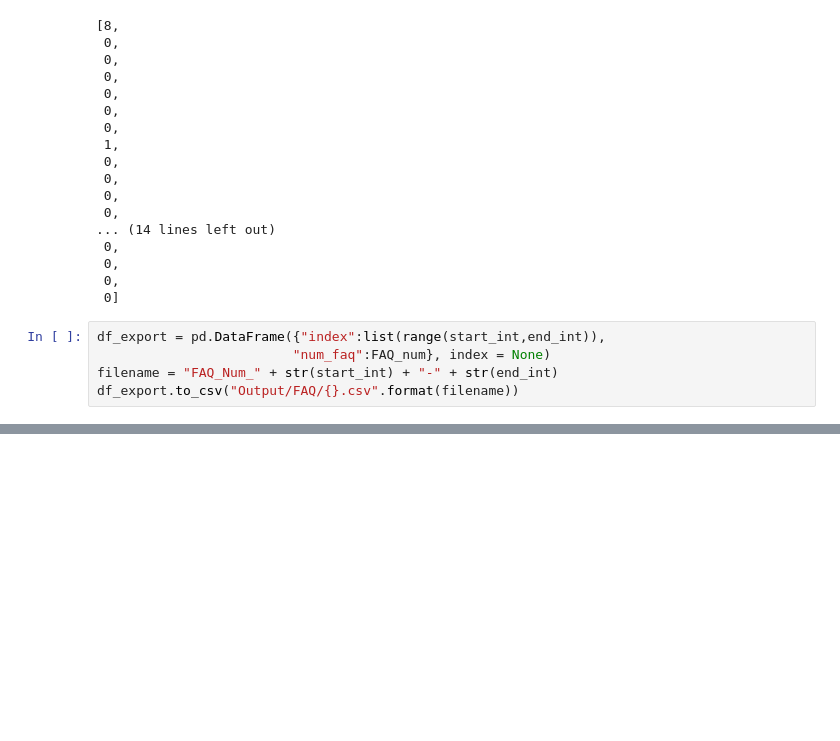
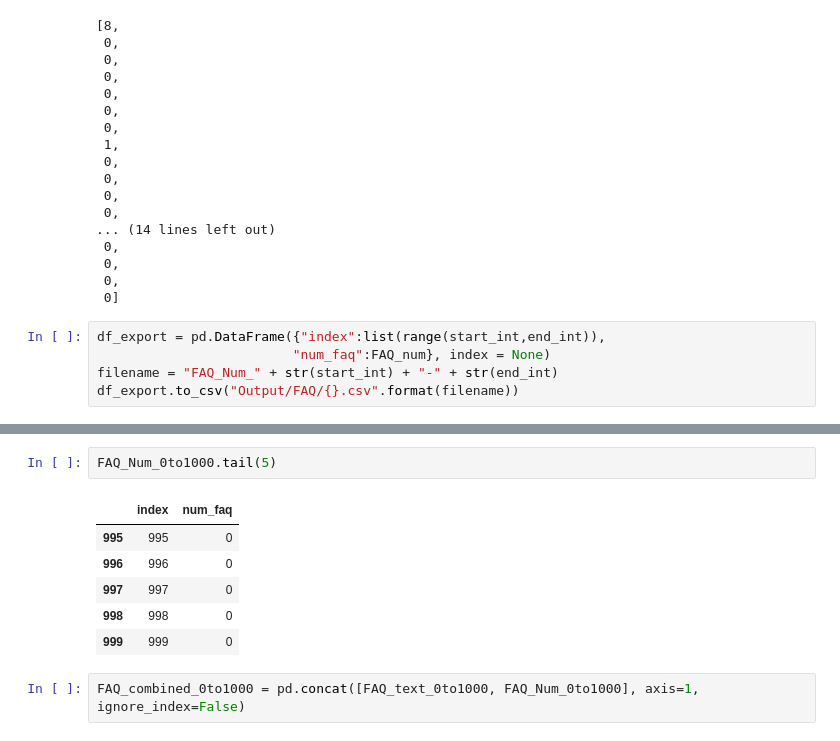
Before and after one commit to chuabern/BT4222_GrpProject, a Jupyter notebook: FAQ_Scrapping.ipynb, the cells around one changed output, grey strips where cells are left out. Saved outputs shown, nothing was run; the diff lists cells and outputs as text; blank space fills up the shorter version.

```diff
--- a/FAQ_Scrapping.ipynb
+++ b/FAQ_Scrapping.ipynb
@@ -253,0 +285,11 @@ df_export.to_csv("Output/FAQ/{}.csv".format(filename))
+# %%
+FAQ_Num_0to1000.tail(5)
+# %% [output]
+|  | index | num_faq |
+| 995 | 995 | 0 |
+| 996 | 996 | 0 |
+| 997 | 997 | 0 |
+| 998 | 998 | 0 |
+| 999 | 999 | 0 |
+# %%
+FAQ_combined_0to1000 = pd.concat([FAQ_text_0to1000, FAQ_Num_0to1000], axis=1, ignore_index=False)
```
Also changed, not shown: parts of 8 cells of this notebook, 1 other file.
